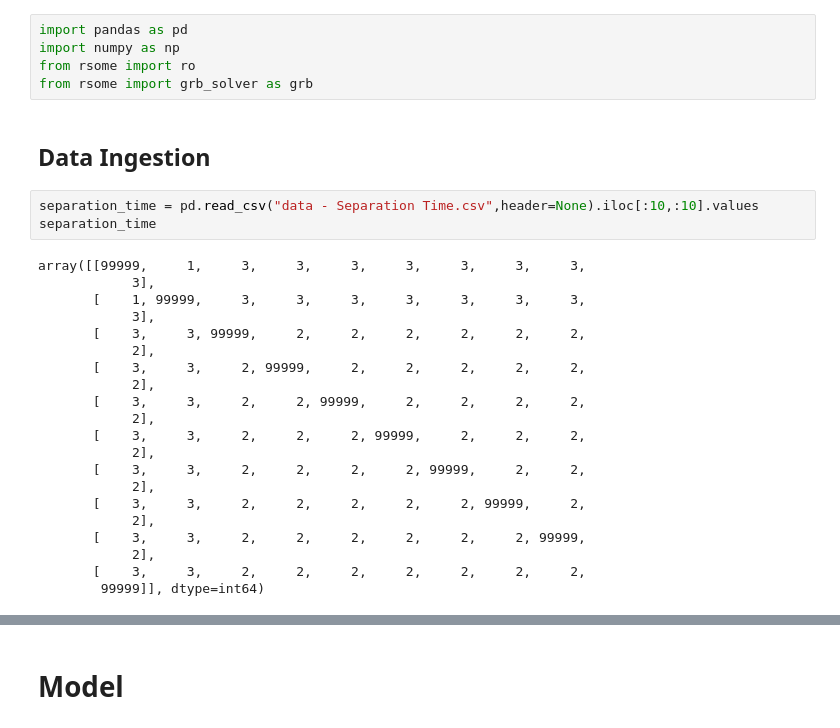
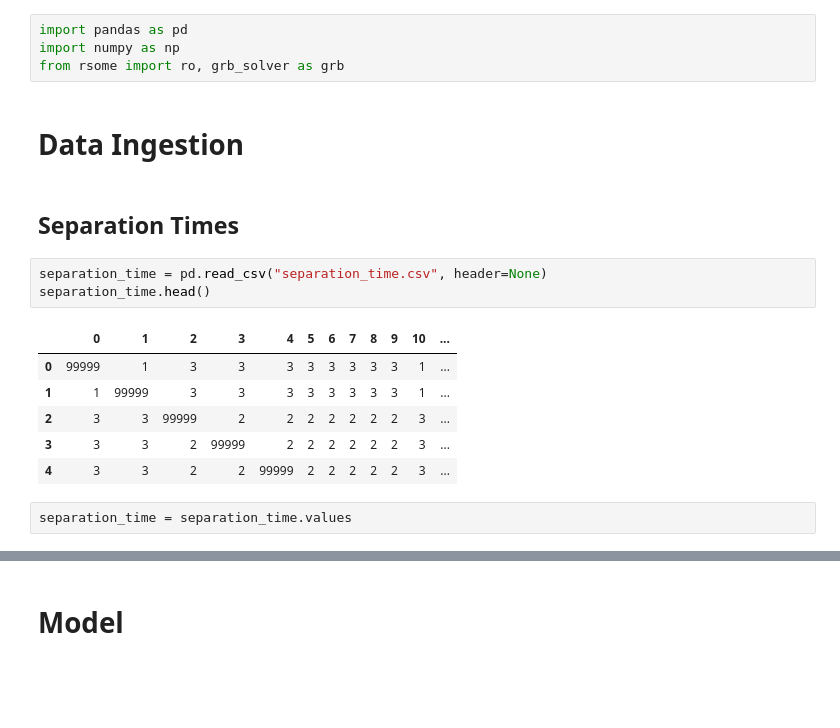
Before and after one commit to kitkhai/Aircraft-Landing-Schedule, a Jupyter notebook: Aircraft Landing Optimisation.ipynb, the cells around one changed output, grey strips where cells are left out. Saved outputs shown, nothing was run; the diff lists cells and outputs as text; blank space fills up the shorter version.

```diff
--- a/Aircraft Landing Optimisation.ipynb
+++ b/Aircraft Landing Optimisation.ipynb
@@ -1,31 +1,20 @@
 # %%
 import pandas as pd
 import numpy as np
-from rsome import ro
-from rsome import grb_solver as grb
+from rsome import ro, grb_solver as grb
 # %% [markdown]
-## Data Ingestion
+# Data Ingestion
+# %% [markdown]
+## Separation Times
 # %%
-separation_time = pd.read_csv("data - Separation Time.csv",header=None).iloc[:10,:10].values
-separation_time
+separation_time = pd.read_csv("separation_time.csv", header=None)
+separation_time.head()
 # %% [output]
-array([[99999,     1,     3,     3,     3,     3,     3,     3,     3,
-            3],
-       [    1, 99999,     3,     3,     3,     3,     3,     3,     3,
-            3],
-       [    3,     3, 99999,     2,     2,     2,     2,     2,     2,
-            2],
-       [    3,     3,     2, 99999,     2,     2,     2,     2,     2,
-            2],
-       [    3,     3,     2,     2, 99999,     2,     2,     2,     2,
-            2],
-       [    3,     3,     2,     2,     2, 99999,     2,     2,     2,
-            2],
-       [    3,     3,     2,     2,     2,     2, 99999,     2,     2,
-            2],
-       [    3,     3,     2,     2,     2,     2,     2, 99999,     2,
-            2],
-       [    3,     3,     2,     2,     2,     2,     2,     2, 99999,
-            2],
-       [    3,     3,     2,     2,     2,     2,     2,     2,     2,
-        99999]], dtype=int64)
+|  | 0 | 1 | 2 | 3 | 4 | 5 | 6 | 7 | 8 | 9 | 10 | ... |
+| 0 | 99999 | 1 | 3 | 3 | 3 | 3 | 3 | 3 | 3 | 3 | 1 | ... |
+| 1 | 1 | 99999 | 3 | 3 | 3 | 3 | 3 | 3 | 3 | 3 | 1 | ... |
+| 2 | 3 | 3 | 99999 | 2 | 2 | 2 | 2 | 2 | 2 | 2 | 3 | ... |
+| 3 | 3 | 3 | 2 | 99999 | 2 | 2 | 2 | 2 | 2 | 2 | 3 | ... |
+| 4 | 3 | 3 | 2 | 2 | 99999 | 2 | 2 | 2 | 2 | 2 | 3 | ... |
+# %%
+separation_time = separation_time.values
```
Also changed, not shown: parts of 28 cells of this notebook, 11 other files.
